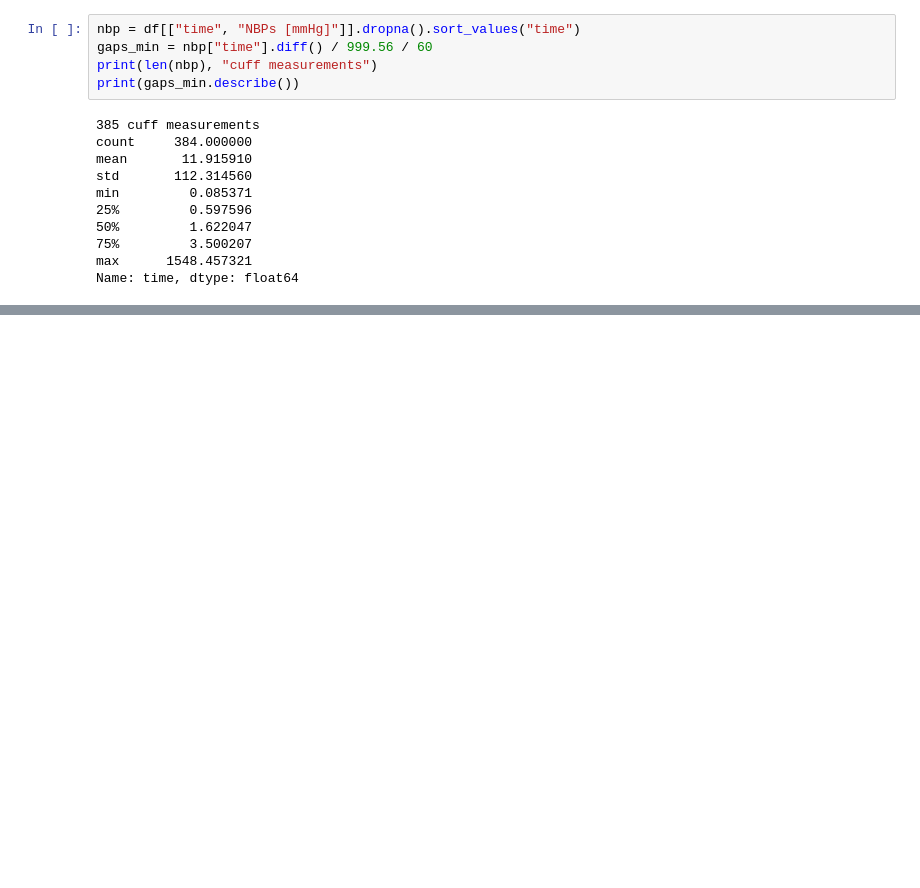
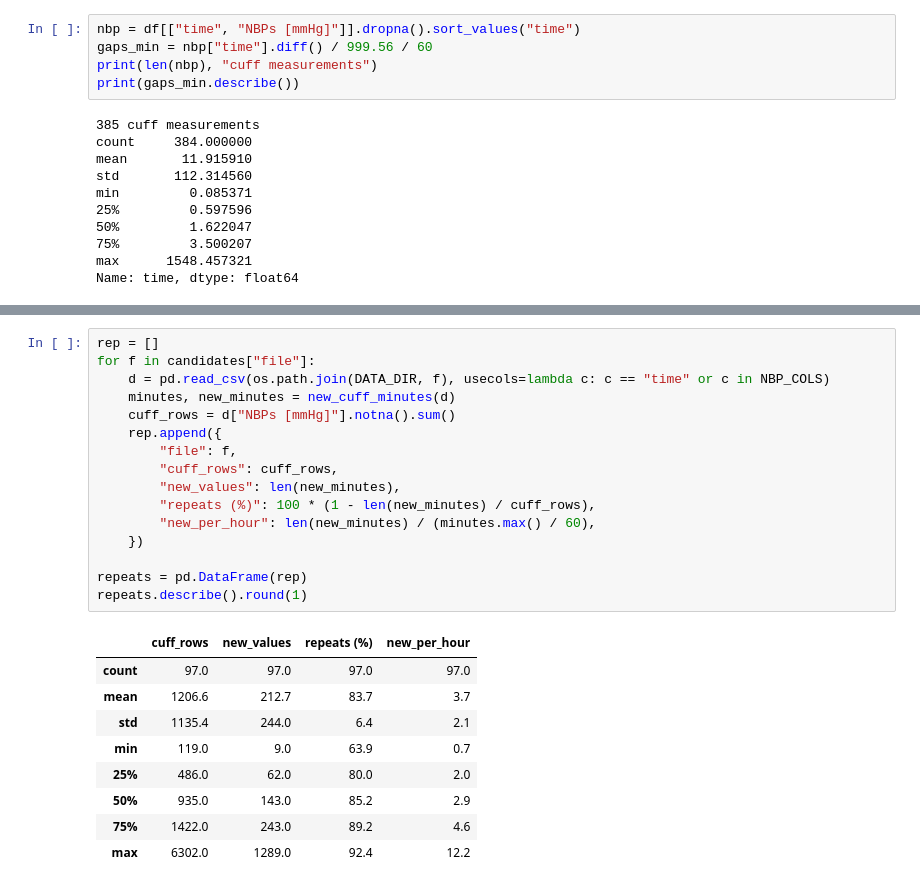
Before and after one commit to catalinabatalla/Final-project-AI-industry, a Jupyter notebook: notebooks/00_patient_selection.ipynb, the cells around one changed output, grey strips where cells are left out. Cells and saved outputs as stored; diff of their text form; blank space fills up the shorter version.

```diff
--- a/notebooks/00_patient_selection.ipynb
+++ b/notebooks/00_patient_selection.ipynb
@@ -227,0 +340,26 @@ Name: time, dtype: float64
+# %%
+rep = []
+for f in candidates["file"]:
+    d = pd.read_csv(os.path.join(DATA_DIR, f), usecols=lambda c: c == "time" or c in NBP_COLS)
+    minutes, new_minutes = new_cuff_minutes(d)
+    cuff_rows = d["NBPs [mmHg]"].notna().sum()
+    rep.append({
+        "file": f,
+        "cuff_rows": cuff_rows,
+        "new_values": len(new_minutes),
+        "repeats (%)": 100 * (1 - len(new_minutes) / cuff_rows),
+        "new_per_hour": len(new_minutes) / (minutes.max() / 60),
+    })
+
+repeats = pd.DataFrame(rep)
+repeats.describe().round(1)
+# %% [output]
+|  | cuff_rows | new_values | repeats (%) | new_per_hour |
+| count | 97.0 | 97.0 | 97.0 | 97.0 |
+| mean | 1206.6 | 212.7 | 83.7 | 3.7 |
+| std | 1135.4 | 244.0 | 6.4 | 2.1 |
+| min | 119.0 | 9.0 | 63.9 | 0.7 |
+| 25% | 486.0 | 62.0 | 80.0 | 2.0 |
+| 50% | 935.0 | 143.0 | 85.2 | 2.9 |
+| 75% | 1422.0 | 243.0 | 89.2 | 4.6 |
+| max | 6302.0 | 1289.0 | 92.4 | 12.2 |
```
Also changed, not shown: parts of 15 cells of this notebook, 1 other file.
